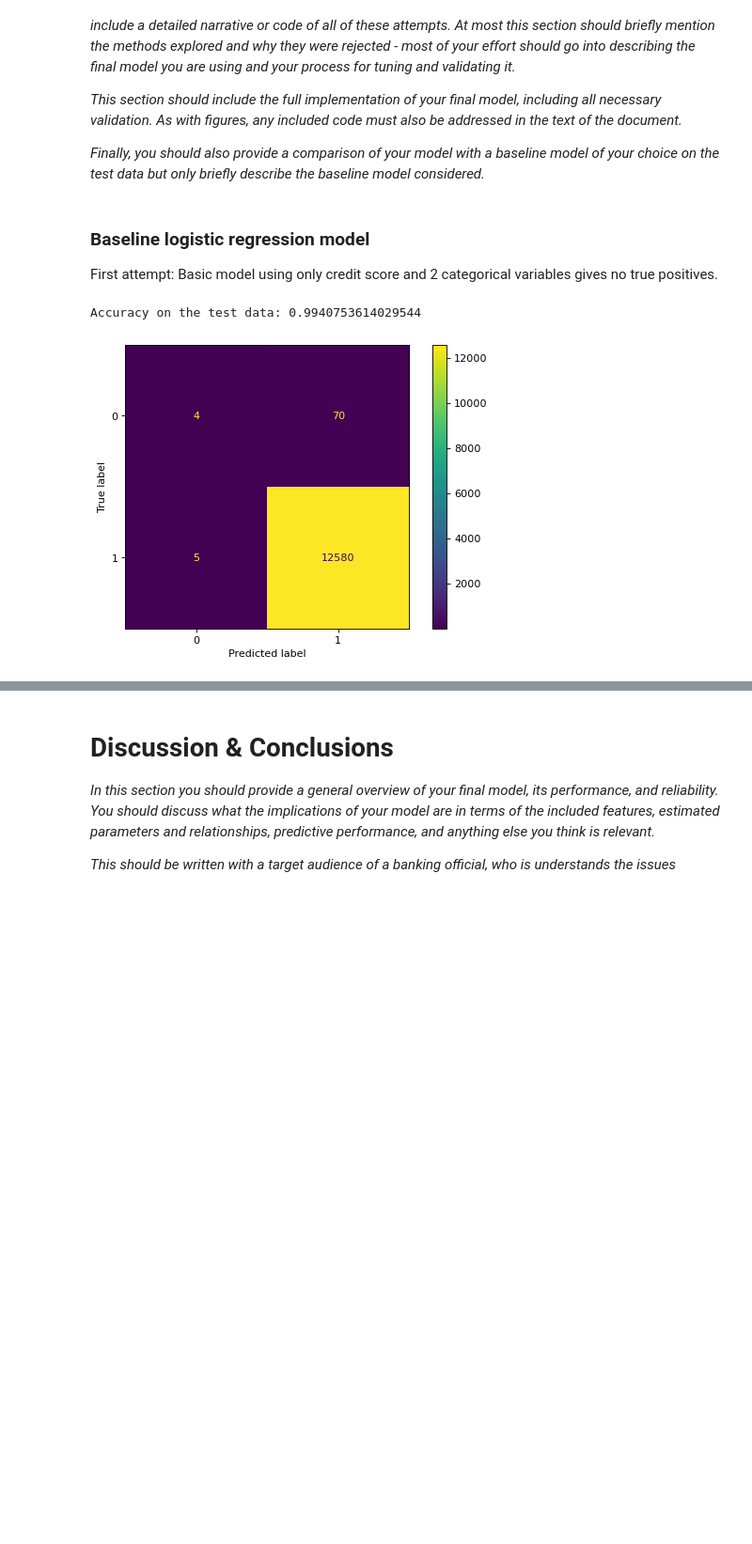
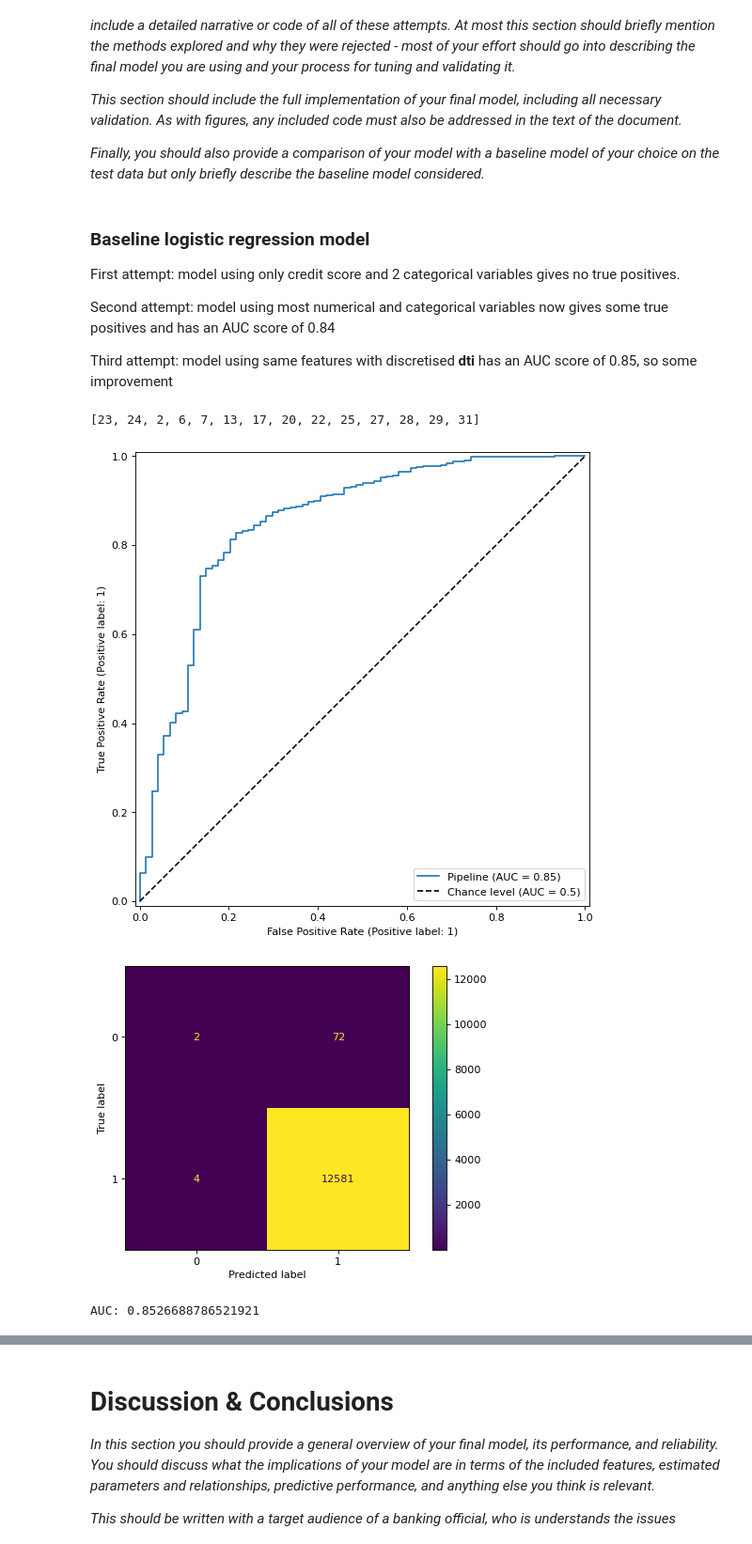
Before and after one commit to AsheRaymondBarker/MLPy2, a Jupyter notebook: project2.ipynb, the cells around one changed output, grey strips where cells are left out. Shown at 94% size. Saved outputs shown, nothing was run; the diff lists cells and outputs as text; code cells hidden in the pictures; blank space fills up the shorter version.

Commit message:
Discretised 'dti'

```diff
--- a/project2.ipynb
+++ b/project2.ipynb
@@ -155,56 +235,76 @@ Name: prop_type, dtype: int64
 # %% [markdown]
 ### Baseline logistic regression model
 
-First attempt: Basic model using only credit score and 2 categorical variables gives no true positives.
+First attempt: model using only credit score and 2 categorical variables gives no true positives.
+
+Second attempt: model using most numerical and categorical variables now gives some true positives and has an AUC score of 0.84
+
+Third attempt: model using same features with discretised **dti** has an AUC score of 0.85, so some improvement
 # %%
-# We exclude active loans
-df = d[d["loan_status"] != 'active']
-
 # Feature matrix and response vector
 X, y = df.drop(["loan_status"], axis=1), df["loan_status"]
 
 # Convert to numpy array
 X = X.values
 
 # Binary encoding of response vector
 y = LabelEncoder().fit_transform(y)
 
 # Stratify split of test and train data
 X_train, X_test, y_train, y_test = train_test_split(X, y, shuffle= True, stratify=y,
                                                     test_size = 0.1, random_state=212)
 
 # Get the index of the variables we will include
-num_var = ["fico","dt_first_pi","mi_pct","orig_upb","ltv","int_rt","dt_matr","cltv","dti"]
+dti_loc = d.columns.get_loc("dti")
+#No longer including ltv
+num_var = ["fico","mi_pct","orig_upb","int_rt","cltv","orig_loan_term"]
 num_var_index = []
 for i in num_var:
     num_var_index.append(d.columns.get_loc(i))
-
 
 cat_var=["seller_name", "servicer_name","flag_fthb", "cnt_units", "occpy_sts", "channel", "prop_type", "loan_purpose", "cnt_borr", "flag_sc", "program_ind", "rr_ind", "property_val", "mi_cancel_ind"]
 cat_var_index = []
 for i in cat_var:
     cat_var_index.append(d.columns.get_loc(i))
 
+# Pipeline
+log_pipe = Pipeline(
+    [("pre_processing", ColumnTransformer(
+        [("cat", OneHotEncoder(drop='first', handle_unknown='ignore'), cat_var_index),
+         ("disc", KBinsDiscretizer(n_bins =10,encode='ordinal'), [dti_loc]),
+         ("num", StandardScaler(), num_var_index)]
+    )),
+    ("model", LogisticRegression(random_state=42, penalty=None))]
+)
+# Fit the model using the training data
+model = log_pipe.fit(X_train, y_train)
 
-# Pipeline
-log_pipe = make_pipeline(
-    ColumnTransformer(
-        [("cat", OneHotEncoder(drop = 'first'),cat_var_index),
-         ("num", StandardScaler(), num_var_index)]
-    ),
-    LogisticRegression(random_state=42, penalty=None)
-
-)
-
-# Fit the model using the training data
-log_pipe.fit(X_train, y_train)
-
-# accuracy on the test data
-print('Accuracy on the test data:', log_pipe.score(X_test,y_test))
-
+# Plot the ROC curve
+fig, ax = plt.subplots(figsize=(8,8))
+RocCurveDisplay.from_estimator(log_pipe, X_test, y_test,plot_chance_level=True, ax = ax)
+plt.show()
 
 ConfusionMatrixDisplay.from_estimator(log_pipe, X_test, y_test)
 plt.show()
+
+# Compute the probabilities for each class on the test data (N_test by C matrix)
+y_test_prob = log_pipe.predict_proba(X_test)
+
+# Compute the AUC
+print('AUC:', roc_auc_score(y_test, y_test_prob[:,1]))
+
+y_train_inverted = 1 - y_train
+y_test_inverted = 1 - y_test
+
+# Refit the model with inverted labels
+model_inverted = log_pipe.fit(X_train, y_train_inverted)
+
+# Plot the precision-recall curve with inverted labels
+fig, ax = plt.subplots(figsize=(8,8))
+PrecisionRecallDisplay.from_estimator(log_pipe, X_test, y_test_inverted, plot_chance_level=True, ax=ax)
+plt.show()
 # %% [output]
-Accuracy on the test data: 0.9940753614029544
+[23, 24, 2, 6, 7, 13, 17, 20, 22, 25, 27, 28, 29, 31]
-[figure, old version]
+[figure, new version]
+[figure, added]
+AUC: 0.8526688786521921
```
Also changed, not shown: parts of 7 cells of this notebook.
